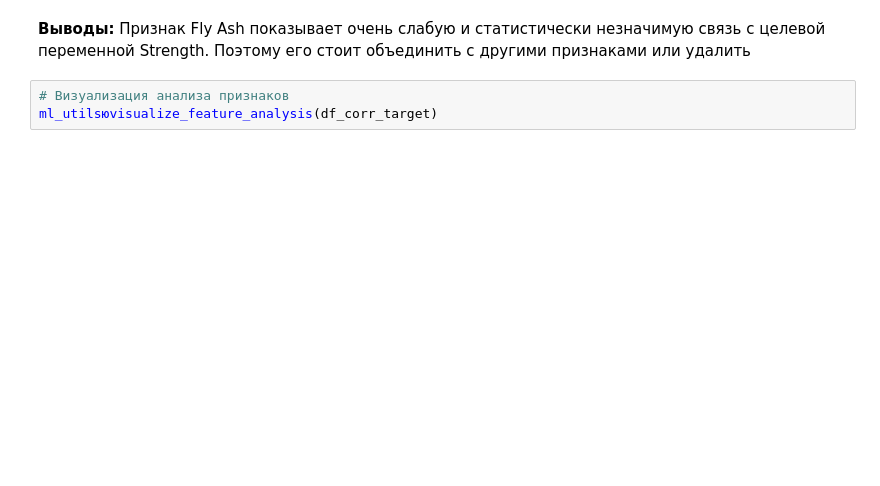
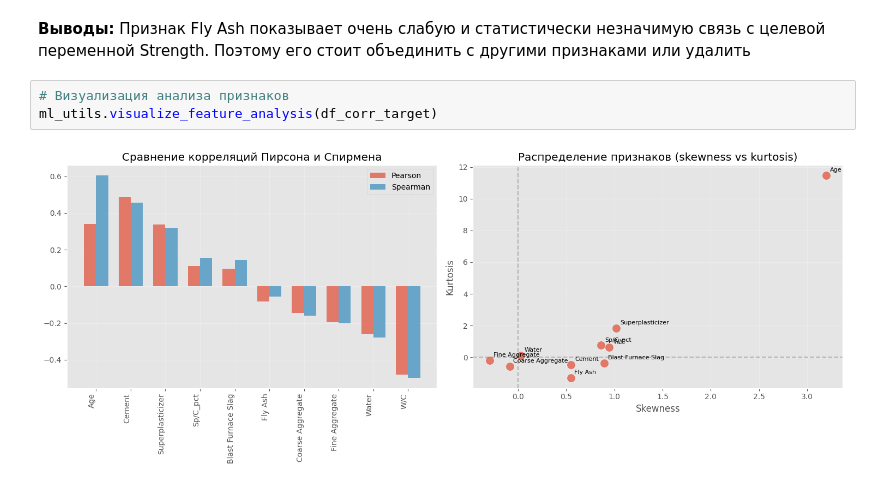
Before and after one commit to ProninPV/ml-regression_concrete-strength, a Jupyter notebook: notebooks/03_Data_loading_and_preprocessing.ipynb, the cells around one changed output. Drawn from its saved outputs; the diff is of its cells as text; blank space fills up the shorter version.

```diff
--- a/notebooks/03_Data_loading_and_preprocessing.ipynb
+++ b/notebooks/03_Data_loading_and_preprocessing.ipynb
@@ -381,5 +195,7 @@ df_corr_target
 **Выводы:** Признак Fly Ash показывает очень слабую и статистически незначимую связь с целевой переменной Strength. Поэтому его стоит объединить с другими признаками или удалить
 # %%
 # Визуализация анализа признаков
-ml_utilsюvisualize_feature_analysis(df_corr_target)
+ml_utils.visualize_feature_analysis(df_corr_target)
+# %% [output]
+[figure, added]
 # %%
```
Also changed, not shown: parts of 8 cells of this notebook, 4 other files.
